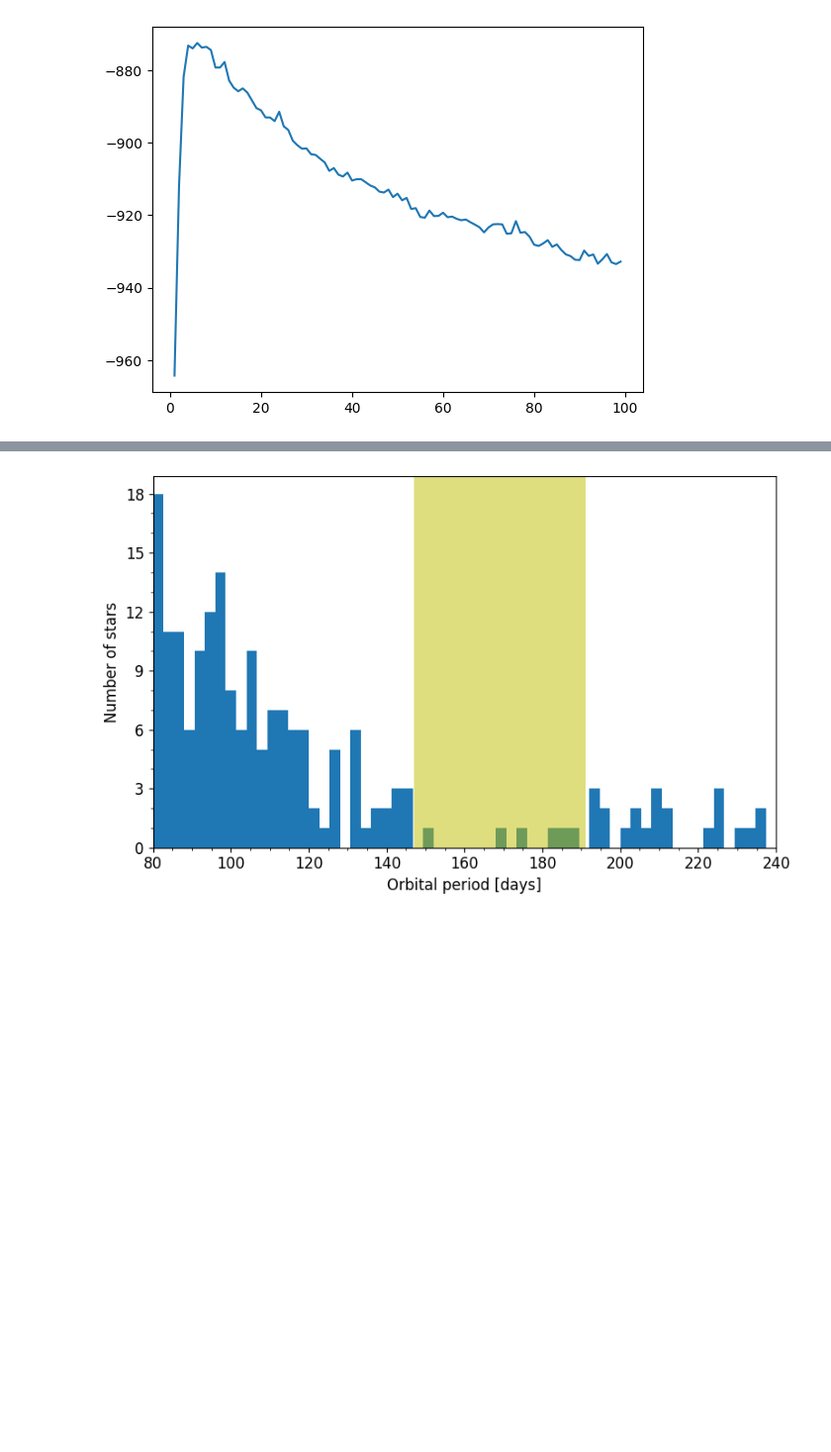
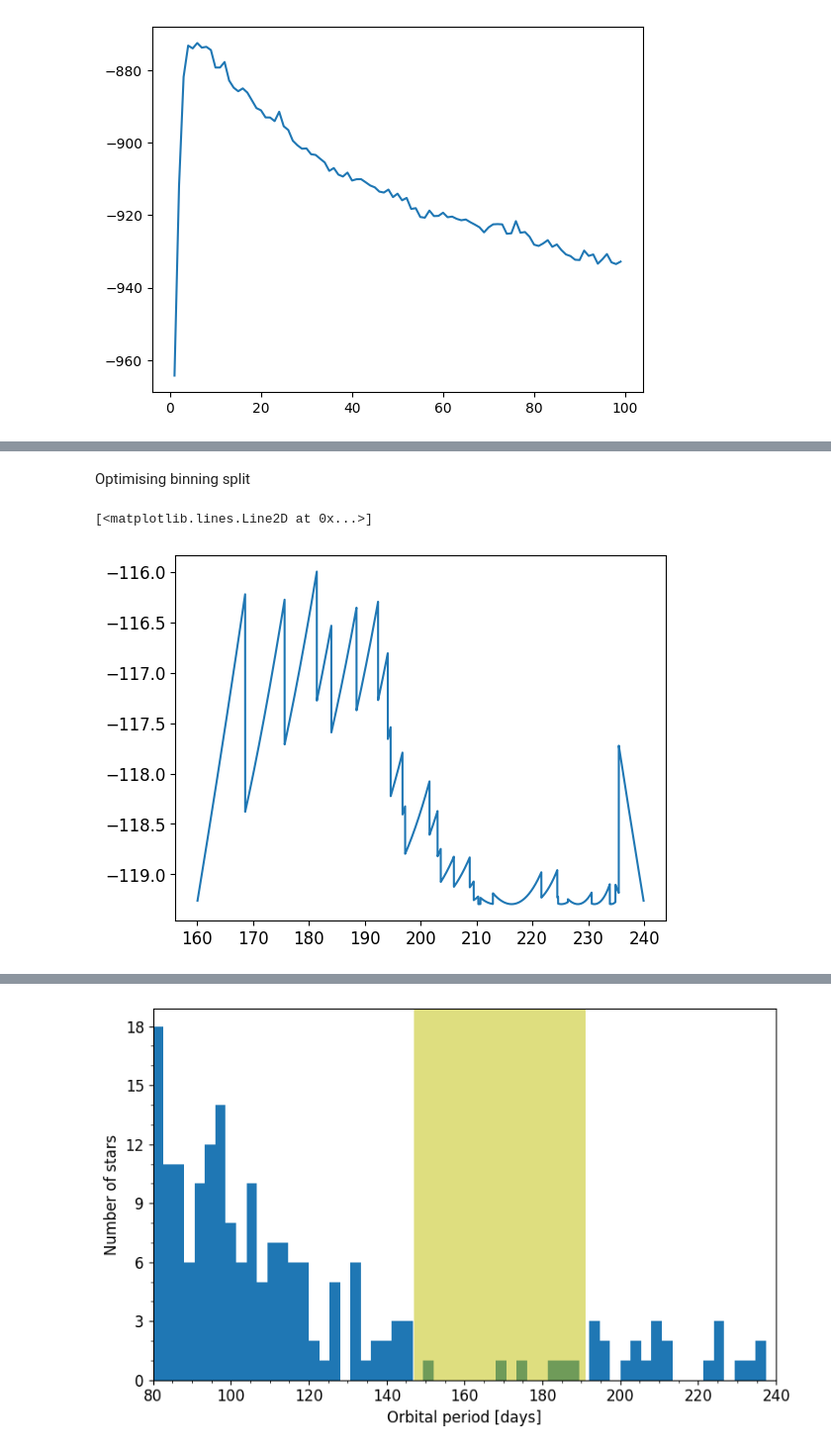
Before and after one commit to wknop/licencjat, a Jupyter notebook: notebook1.ipynb, the cells around one changed output, grey strips where cells are left out. Shown at 99% size. Drawn from its saved outputs; the diff is of its cells as text; code cells hidden in the pictures; blank space fills up the shorter version.

Commit message:
cleaned up the file a bit, added markdowns, and description of the logL, logL_values functions

```diff
--- a/notebook1.ipynb
+++ b/notebook1.ipynb
@@ -265,0 +216,79 @@ plt.plot(period_split, logL_values (splits=period_split, data=x_rang, alfa=2, bo
+# %% [markdown]
+Optimising binning split
+# %%
+def logL(split, data, alfa, boundaries):
+    """
+    Calculates the log-likelihood score for a given split point in a dataset.
+
+    Parameters:
+    - split: Numeric value representing the split point for the dataset.
+    - data: Array-like object containing the dataset.
+    - alfa: Numeric value representing a smoothing parameter used to avoid zero probabilities.
+    - boundaries: Array-like object containing the boundary values for the dataset.
+
+    Returns:
+    - result: Float representing the calculated log-likelihood score.
+    """
+
+    # Count number of data points less than split
+    N0 = (data < split).sum()
+
+    # Count number of data points greater than split
+    N1 = (data > split).sum()
+
+    # Total number of data points
+    N = N1 + N0
+
+    # Compute the distance from the split point to the boundaries
+    delta0 = split - boundaries[0]
+    delta1 = boundaries[1] - split
+
+    # Calculate the log-likelihood score for the left and right partitions
+    summand0 = N0 * np.log((N0 + alfa - 1) / (delta0 * (N + 2 * alfa - 1)))
+    summand1 = N1 * np.log((N1 + alfa - 1) / (delta1 * (N + 2 * alfa - 1)))
+
+    # Compute the total log-likelihood score
+    result = summand0 + summand1
+
+    return float(result)
+
+
+def logL_values(splits, data, alfa, boundaries):
+    """
+    Computes log-likelihood scores for multiple split points in a dataset.
+
+    Parameters:
+    - splits: Array-like object containing multiple split points to evaluate.
+    - data: Array-like object containing the dataset.
+    - alfa: Numeric value representing a smoothing parameter used to avoid zero probabilities.
+    - boundaries: Array-like object containing the boundary values for the dataset.
+
+    Returns:
+    - result_values: Array containing the log-likelihood scores corresponding to each split point.
+    """
+
+    # Initialize an array to store the log-likelihood scores for each split point
+    result_values = np.zeros(len(splits))
+
+    # Iterate over each split point
+    for i, split in enumerate(splits):
+        # Calculate the log-likelihood score for the current split point
+        result_values[i] = logL(split, data, alfa, boundaries)
+
+    return result_values
+
+
+per_min = 160
+per_max = 240
+x_rang = df_non_polars['per']
+x_rang = x_rang[x_rang.between(per_min, per_max)]
+period_split = np.arange(per_min + .1, per_max -.1, .01)
+period_boundaries = np.array([per_min, per_max])
+# logL_values (splits=period_split, data=x_rang, alfa=2, boundaries=period_boundaries)
+plt.plot(period_split, logL_values (splits=period_split, data=x_rang, alfa=1.00001, boundaries=period_boundaries))
+# plt.plot(period_split, logL_values (splits=period_split, data=x_rang, alfa=10, boundaries=period_boundaries))
+# plt.plot(period_split, logL_values (splits=period_split, data=x_rang, alfa=0.1, boundaries=period_boundaries))
+# plt.plot(period_split, logL_values (splits=period_split, data=x_rang, alfa=0.01, boundaries=period_boundaries))
+# %% [output]
+[<matplotlib.lines.Line2D at 0x...>]
+[figure, added]
```
Also changed, not shown: parts of 7 cells of this notebook.
